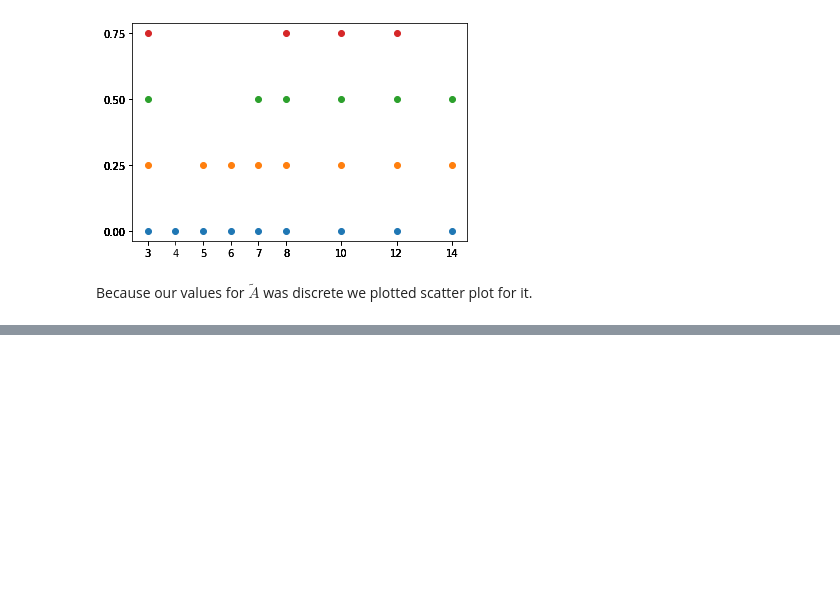
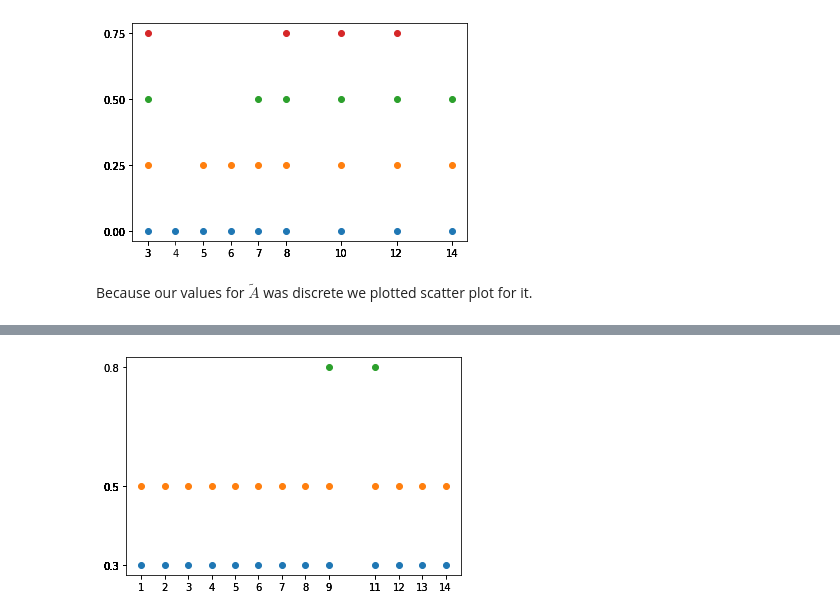
Before and after one commit to amindadgar/Fuzzy-Systems, a Jupyter notebook: HW1/main.ipynb, the cells around one changed output, grey strips where cells are left out. Saved outputs shown, nothing was run; the diff lists cells and outputs as text; code cells hidden in the pictures; blank space fills up the shorter version.

```diff
--- a/HW1/main.ipynb
+++ b/HW1/main.ipynb
@@ -178,0 +237,4 @@ B_alpha_cuts_set, B_strong_alpha_cuts_set = find_alpha_cuts(B, alpha_cuts=[0.3,
+# %%
+plot_scatter_alpha_cuts(B_strong_alpha_cuts_set)
+# %% [output]
+[figure, added]
```
Also changed, not shown: parts of 16 cells of this notebook.
